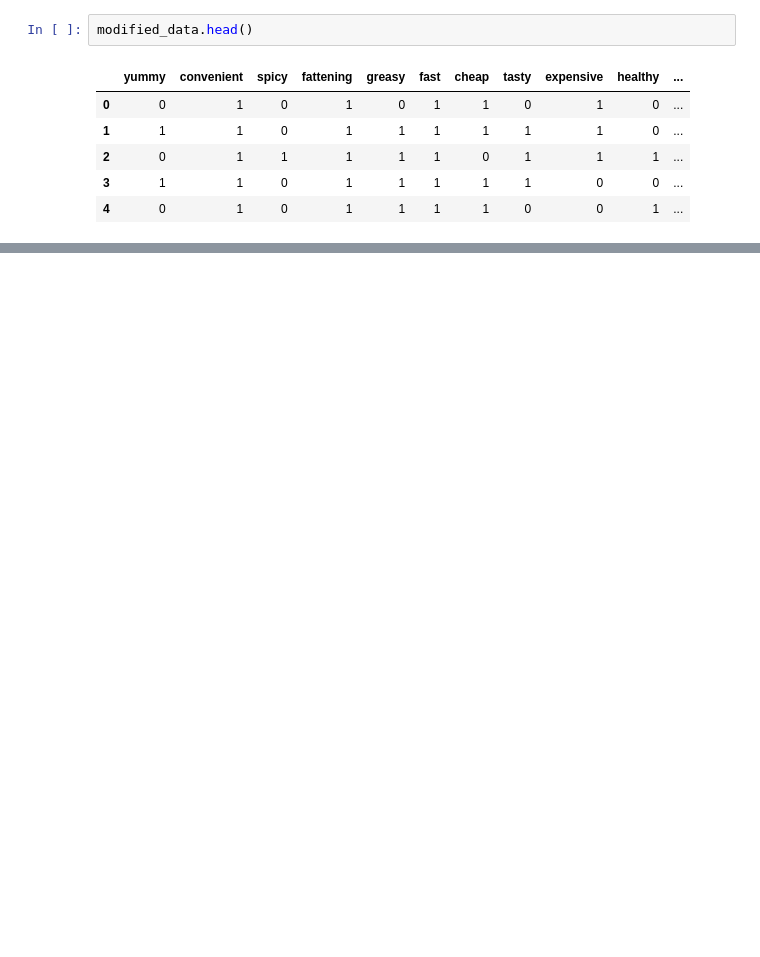
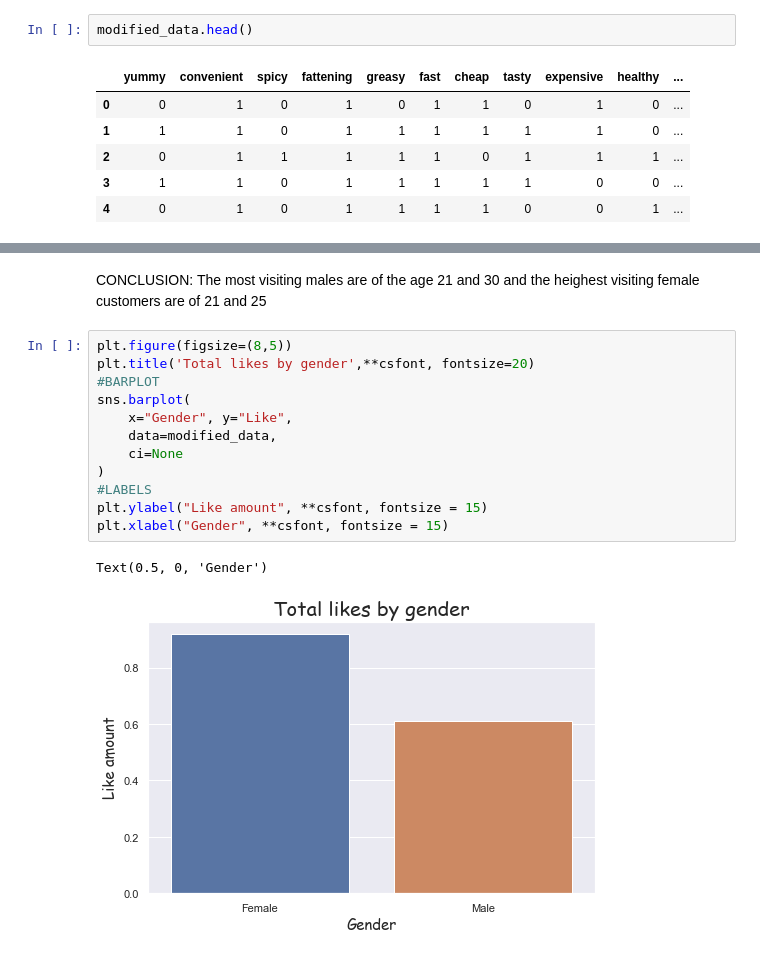
Before and after one commit to adichowdhuri/Feynn-Labs-Study-Task, a Jupyter notebook: main.ipynb, the cells around one changed output, grey strips where cells are left out. Saved outputs shown, nothing was run; the diff lists cells and outputs as text; blank space fills up the shorter version.

```diff
--- a/main.ipynb
+++ b/main.ipynb
@@ -69,0 +101,18 @@ plt.show()
+# %% [markdown]
+CONCLUSION:
+The most visiting males are of the age 21 and 30 and the heighest visiting female customers are of 21 and 25
+# %%
+plt.figure(figsize=(8,5))
+plt.title('Total likes by gender',**csfont, fontsize=20)
+#BARPLOT
+sns.barplot(
+    x="Gender", y="Like",
+    data=modified_data,
+    ci=None
+)
+#LABELS
+plt.ylabel("Like amount", **csfont, fontsize = 15)
+plt.xlabel("Gender", **csfont, fontsize = 15)
+# %% [output]
+Text(0.5, 0, 'Gender')
+[figure, added]
```
Also changed, not shown: parts of 9 cells of this notebook.
